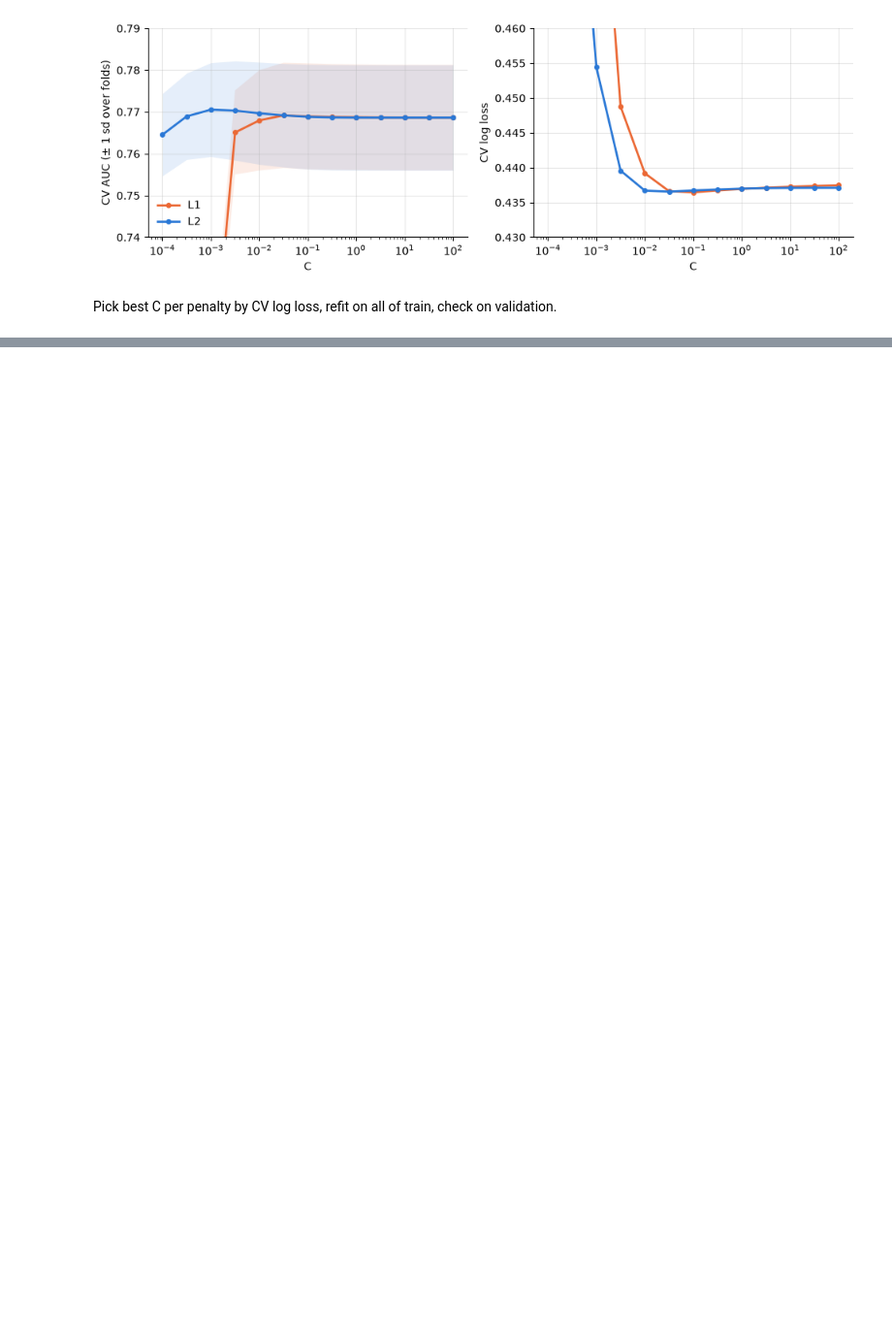
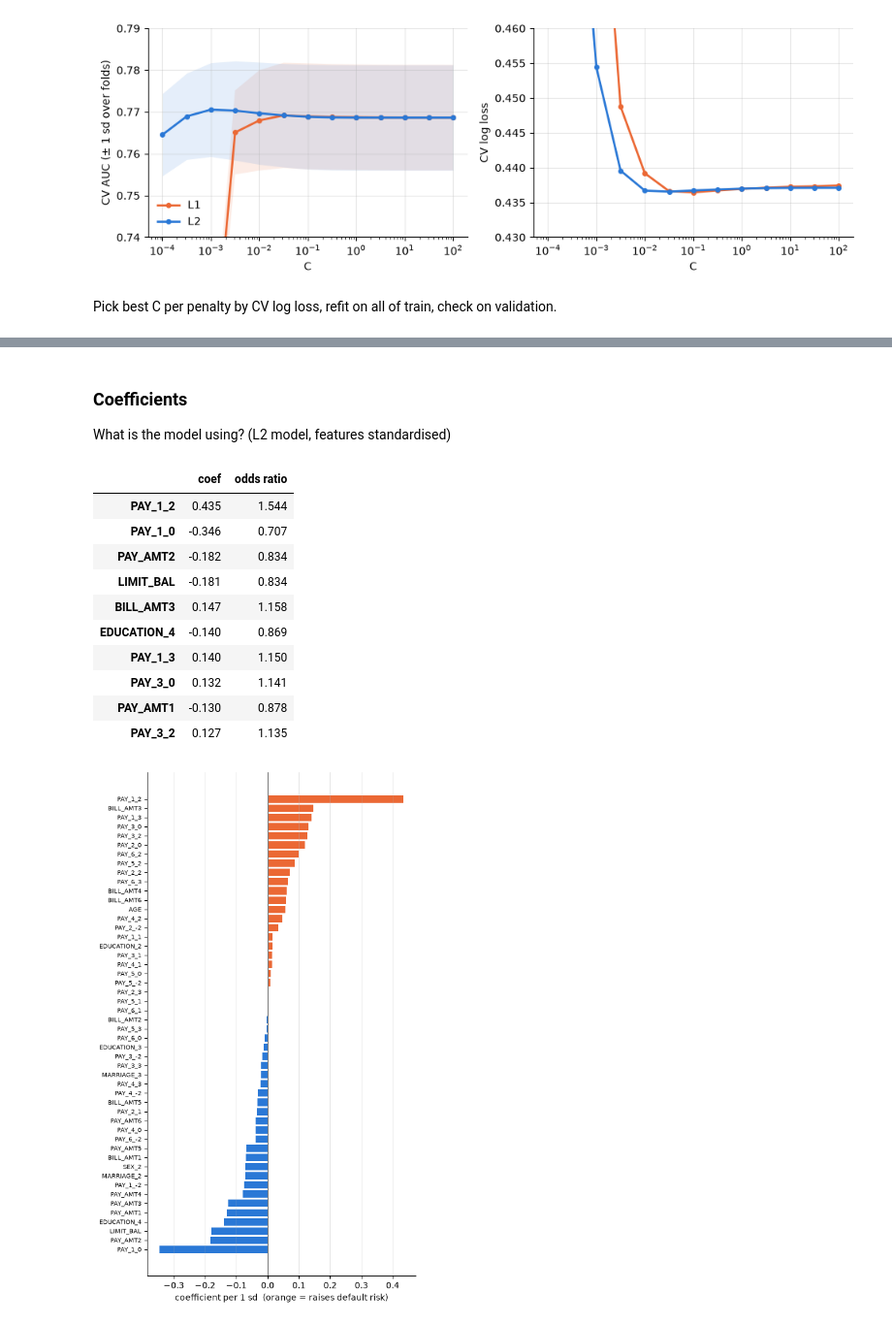
Before and after one commit to Oscar339/dst-sprint1, a Jupyter notebook: Oscar/02-logistic-regression.ipynb, the cells around one changed output, grey strips where cells are left out. Shown at 97% size. Saved outputs shown, nothing was run; the diff lists cells and outputs as text; code cells hidden in the pictures; blank space fills up the shorter version.

```diff
--- a/Oscar/02-logistic-regression.ipynb
+++ b/Oscar/02-logistic-regression.ipynb
@@ -150,0 +208,31 @@ L1 kept 44 of 50; dropped: ['BILL_AMT2', 'PAY_5_-2', 'PAY_5_0', 'PAY_5_1', 'PAY_
+# %% [markdown]
+### Coefficients
+
+What is the model using? (L2 model, features standardised)
+# %%
+coef = pd.Series(final.coef_[0], index=X_train.columns).sort_values()
+
+fig, ax = plt.subplots(figsize=(5.5, 9))
+ax.barh(coef.index, coef, color=np.where(coef > 0, "#eb6834", "#2a78d6"))
+ax.axvline(0, color="grey", lw=0.8)
+ax.set(xlabel="coefficient per 1 sd  (orange = raises default risk)")
+ax.tick_params(axis="y", labelsize=7)
+ax.grid(axis="x", alpha=0.3); ax.spines[["top", "right"]].set_visible(False)
+plt.tight_layout()
+
+# 10 largest effects; odds ratio = factor on the odds of default per 1 sd
+top = coef.reindex(coef.abs().sort_values(ascending=False).index)[:10]
+pd.DataFrame({"coef": top, "odds ratio": np.exp(top)}).round(3)
+# %% [output]
+|  | coef | odds ratio |
+| PAY_1_2 | 0.435 | 1.544 |
+| PAY_1_0 | -0.346 | 0.707 |
+| PAY_AMT2 | -0.182 | 0.834 |
+| LIMIT_BAL | -0.181 | 0.834 |
+| BILL_AMT3 | 0.147 | 1.158 |
+| EDUCATION_4 | -0.140 | 0.869 |
+| PAY_1_3 | 0.140 | 1.150 |
+| PAY_3_0 | 0.132 | 1.141 |
+| PAY_AMT1 | -0.130 | 0.878 |
+| PAY_3_2 | 0.127 | 1.135 |
+[figure, added]
```
Also changed, not shown: parts of 29 cells of this notebook, 2 other files.
